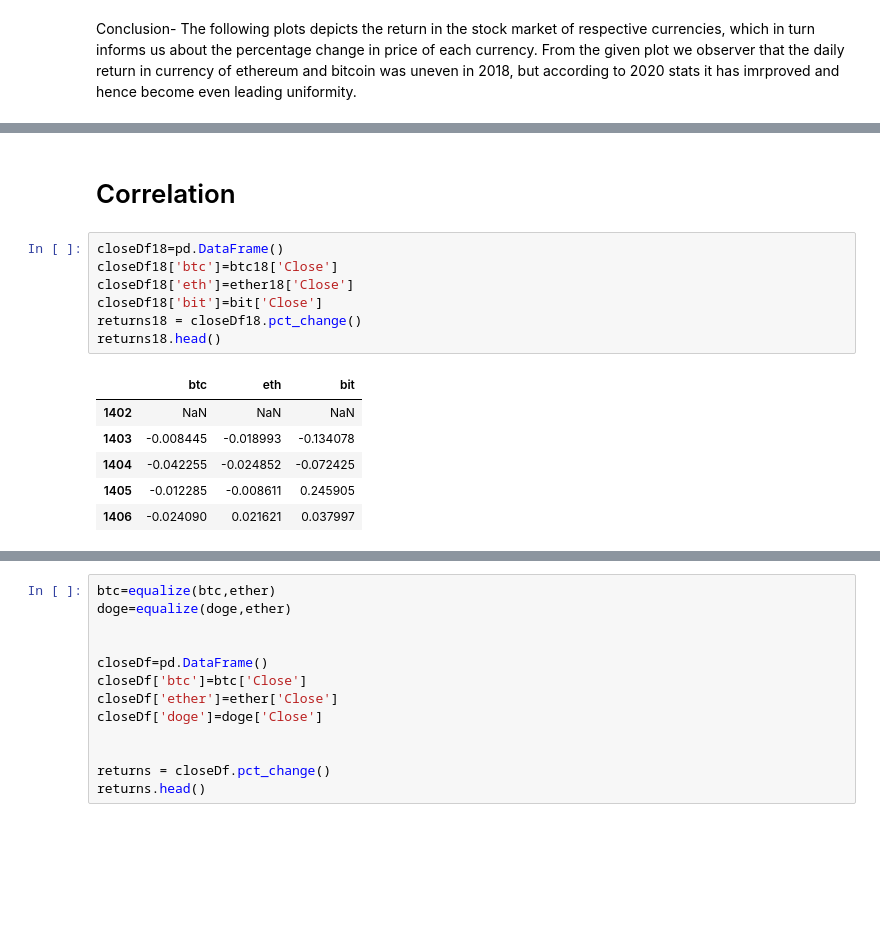
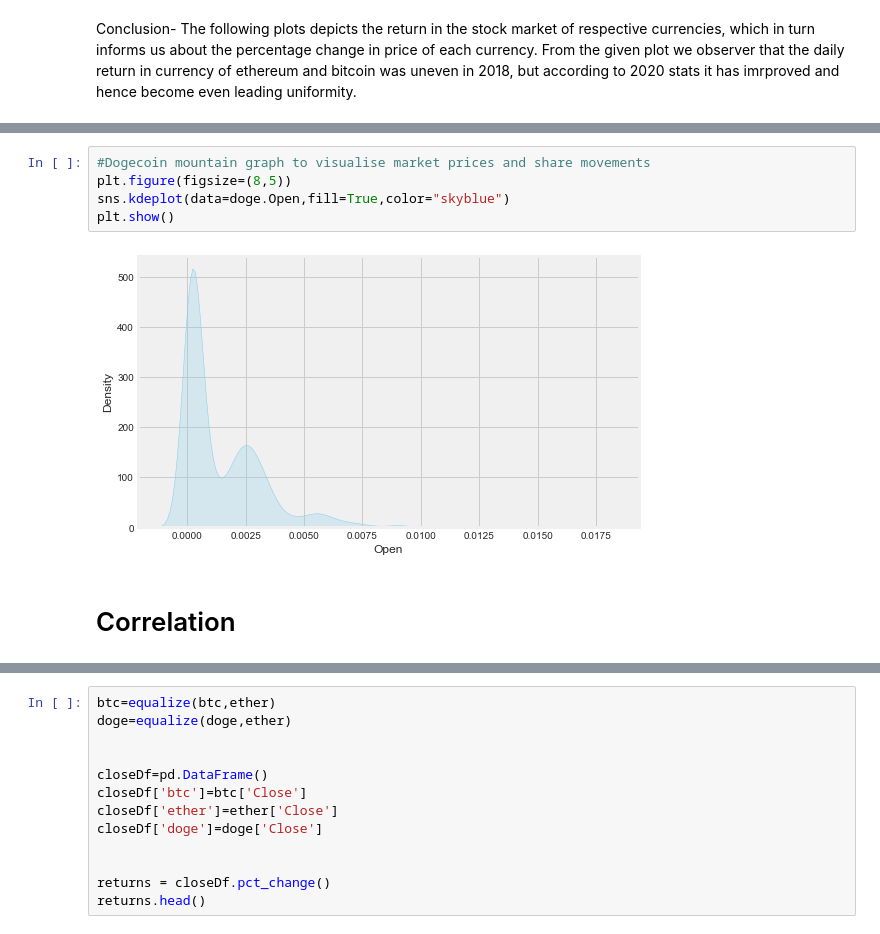
Before and after one commit to yamini236/Microsoftengage-Used-Cars-Data-Analysis, a Jupyter notebook: M.Engage.ipynb, the cells around one changed output, grey strips where cells are left out. Cells and saved outputs as stored; diff of their text form; blank space fills up the shorter version.

```diff
--- a/M.Engage.ipynb
+++ b/M.Engage.ipynb
@@ -339,16 +365,9 @@ From the given plot we observer that the daily return in currency of ethereum an
+# %%
+#Dogecoin mountain graph to visualise market prices and share movements
+plt.figure(figsize=(8,5))
+sns.kdeplot(data=doge.Open,fill=True,color="skyblue")
+plt.show()
+# %% [output]
+[figure, added]
 # %% [markdown]
 # Correlation
-# %%
-closeDf18=pd.DataFrame()
-closeDf18['btc']=btc18['Close']
-closeDf18['eth']=ether18['Close']
-closeDf18['bit']=bit['Close']
-returns18 = closeDf18.pct_change()
-returns18.head()
-# %% [output]
-|  | btc | eth | bit |
-| 1402 | NaN | NaN | NaN |
-| 1403 | -0.008445 | -0.018993 | -0.134078 |
-| 1404 | -0.042255 | -0.024852 | -0.072425 |
-| 1405 | -0.012285 | -0.008611 | 0.245905 |
-| 1406 | -0.024090 | 0.021621 | 0.037997 |
```
Also changed, not shown: parts of 13 cells of this notebook.
